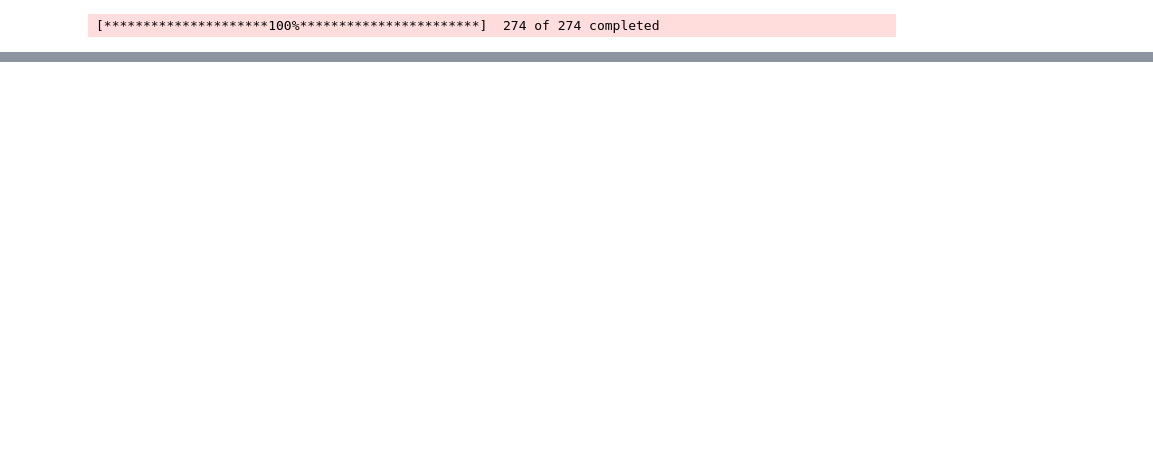
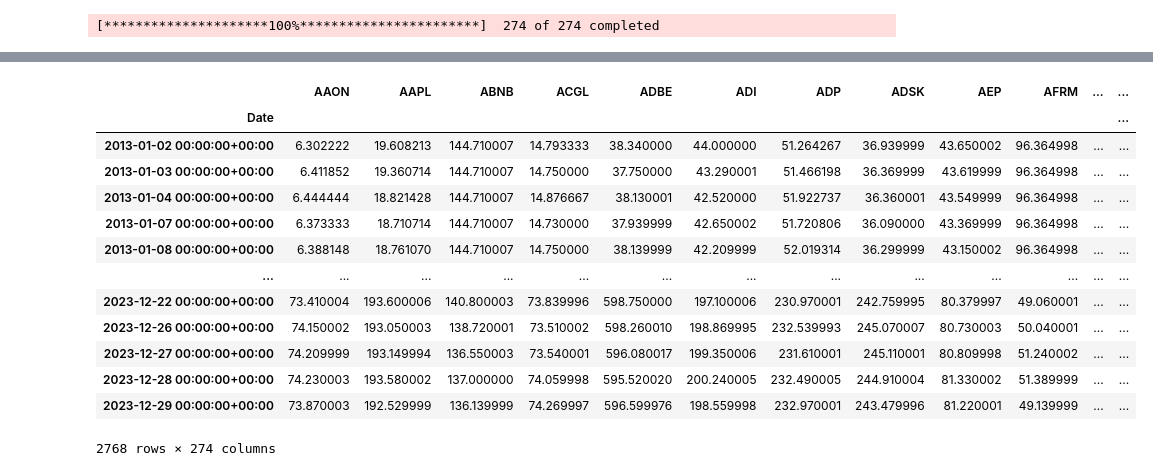
Before and after one commit to albbano-lee/financial-modeling, a Jupyter notebook: stock_price_predicting_model.ipynb, the cells around one changed output, grey strips where cells are left out. Cells and saved outputs as stored; diff of their text form; code cells hidden in the pictures; blank space fills up the shorter version.

```diff
--- a/stock_price_predicting_model.ipynb
+++ b/stock_price_predicting_model.ipynb
@@ -111,2 +149,19 @@ Date
+# %%
+close_price
+# %% [output]
+|  | AAON | AAPL | ABNB | ACGL | ADBE | ADI | ADP | ADSK | AEP | AFRM | ... | ... |
+| Date |  |  |  |  |  |  |  |  |  |  |  | ... |
+| 2013-01-02 00:00:00+00:00 | 6.302222 | 19.608213 | 144.710007 | 14.793333 | 38.340000 | 44.000000 | 51.264267 | 36.939999 | 43.650002 | 96.364998 | ... | ... |
+| 2013-01-03 00:00:00+00:00 | 6.411852 | 19.360714 | 144.710007 | 14.750000 | 37.750000 | 43.290001 | 51.466198 | 36.369999 | 43.619999 | 96.364998 | ... | ... |
+| 2013-01-04 00:00:00+00:00 | 6.444444 | 18.821428 | 144.710007 | 14.876667 | 38.130001 | 42.520000 | 51.922737 | 36.360001 | 43.549999 | 96.364998 | ... | ... |
+| 2013-01-07 00:00:00+00:00 | 6.373333 | 18.710714 | 144.710007 | 14.730000 | 37.939999 | 42.650002 | 51.720806 | 36.090000 | 43.369999 | 96.364998 | ... | ... |
+| 2013-01-08 00:00:00+00:00 | 6.388148 | 18.761070 | 144.710007 | 14.750000 | 38.139999 | 42.209999 | 52.019314 | 36.299999 | 43.150002 | 96.364998 | ... | ... |
+| ... | ... | ... | ... | ... | ... | ... | ... | ... | ... | ... | ... | ... |
+| 2023-12-22 00:00:00+00:00 | 73.410004 | 193.600006 | 140.800003 | 73.839996 | 598.750000 | 197.100006 | 230.970001 | 242.759995 | 80.379997 | 49.060001 | ... | ... |
+| 2023-12-26 00:00:00+00:00 | 74.150002 | 193.050003 | 138.720001 | 73.510002 | 598.260010 | 198.869995 | 232.539993 | 245.070007 | 80.730003 | 50.040001 | ... | ... |
+| 2023-12-27 00:00:00+00:00 | 74.209999 | 193.149994 | 136.550003 | 73.540001 | 596.080017 | 199.350006 | 231.610001 | 245.110001 | 80.809998 | 51.240002 | ... | ... |
+| 2023-12-28 00:00:00+00:00 | 74.230003 | 193.580002 | 137.000000 | 74.059998 | 595.520020 | 200.240005 | 232.490005 | 244.910004 | 81.330002 | 51.389999 | ... | ... |
+| 2023-12-29 00:00:00+00:00 | 73.870003 | 192.529999 | 136.139999 | 74.269997 | 596.599976 | 198.559998 | 232.970001 | 243.479996 | 81.220001 | 49.139999 | ... | ... |
+2768 rows × 274 columns
 # %%
 # %% [output]
```
Also changed, not shown: parts of 5 cells of this notebook.
